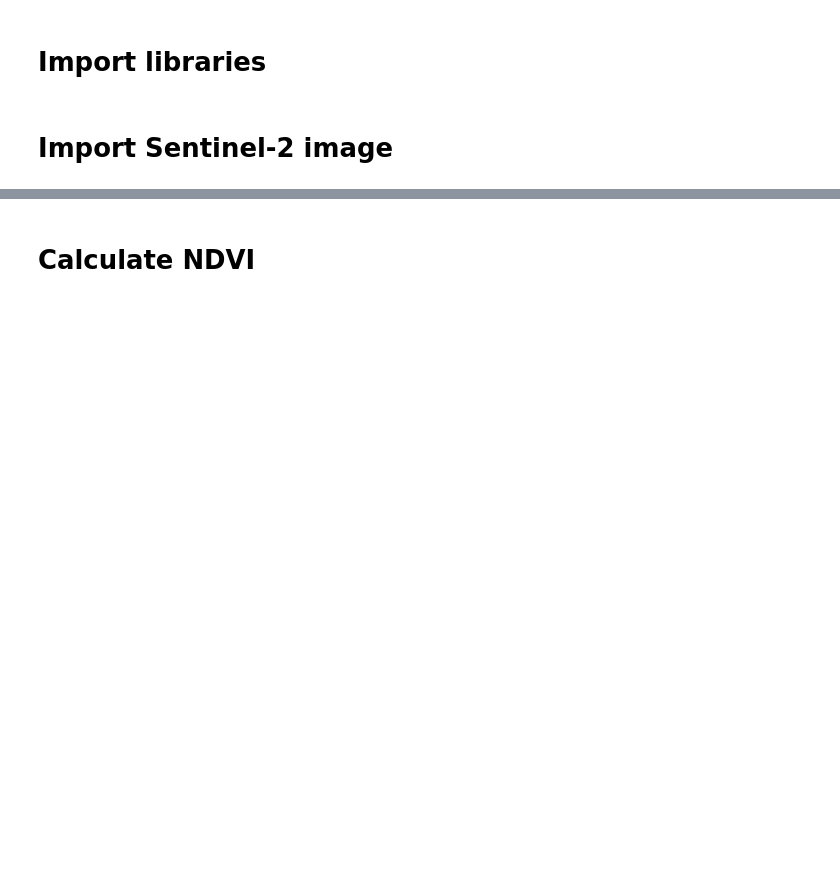
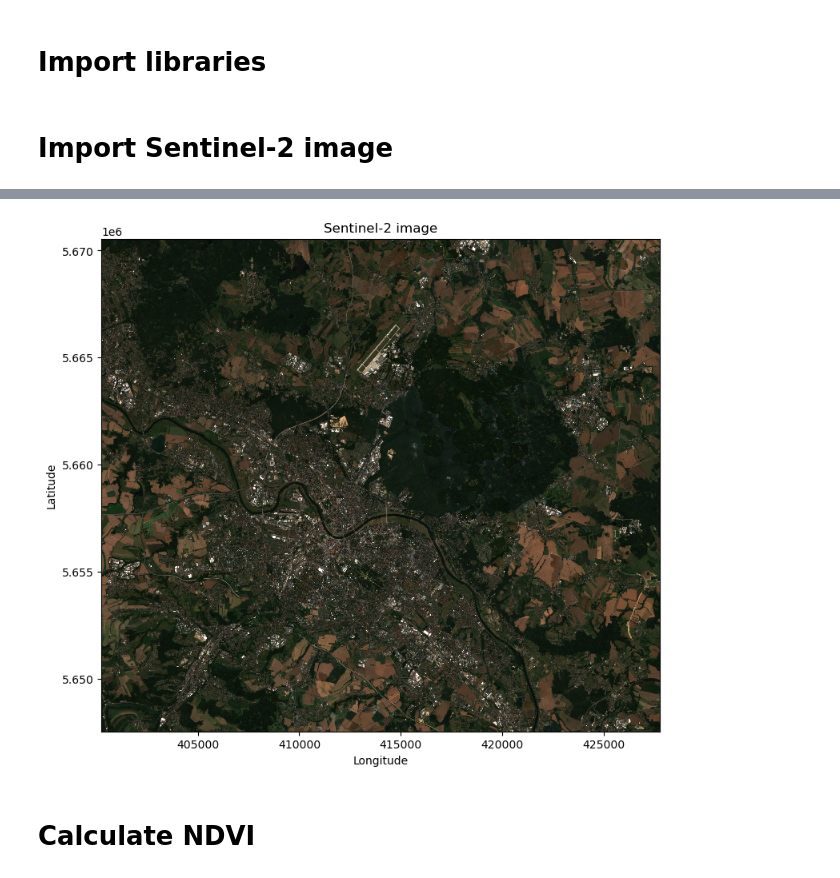
Before and after one commit to japanj/pugs-detection, a Jupyter notebook: notebooks/data_processing_satellite_image.ipynb, the cells around one changed output, grey strips where cells are left out. Drawn from its saved outputs; the diff is of its cells as text; code cells hidden in the pictures; blank space fills up the shorter version.

```diff
--- a/notebooks/data_processing_satellite_image.ipynb
+++ b/notebooks/data_processing_satellite_image.ipynb
@@ -50,0 +10,4 @@ Transform: | 10.00, 0.00, 400260.00|
+# %%
+file_path = '../data/raw/sentinel-2/sentinel2_openeo_med_4months_dresden.geotiff'
+data = rioxarray.open_rasterio(file_path)
+data
@@ -51,2 +56,20 @@ Transform: | 10.00, 0.00, 400260.00|
+# %%
+# Apply a percentile-based contrast stretch (ignore the extreme values so image isn't too dark or too bright)
+def contrast_stretch(array, lower_percentile=2, upper_percentile=98):
+    lower = np.percentile(array, lower_percentile)
+    upper = np.percentile(array, upper_percentile)
+    array = np.clip(array, lower, upper) # clip -> limit the values in an array to specific range
+    return (array - lower) / (upper - lower)
+# %%
+# Plot the raster data
+plt.figure(figsize=(9,8))
+# normalize(data).sel(band=[4, 3, 2]).plot.imshow()
+contrast_stretch(data).sel(band=[4, 3, 2]).plot.imshow()
+plt.title("Sentinel-2 image")
+plt.xlabel("Longitude")
+plt.ylabel("Latitude")
+plt.show()
+# %% [output]
+[figure, added]
 # %% [markdown]
 # Calculate NDVI
```
Also changed, not shown: parts of 7 cells of this notebook, 1 other file.
